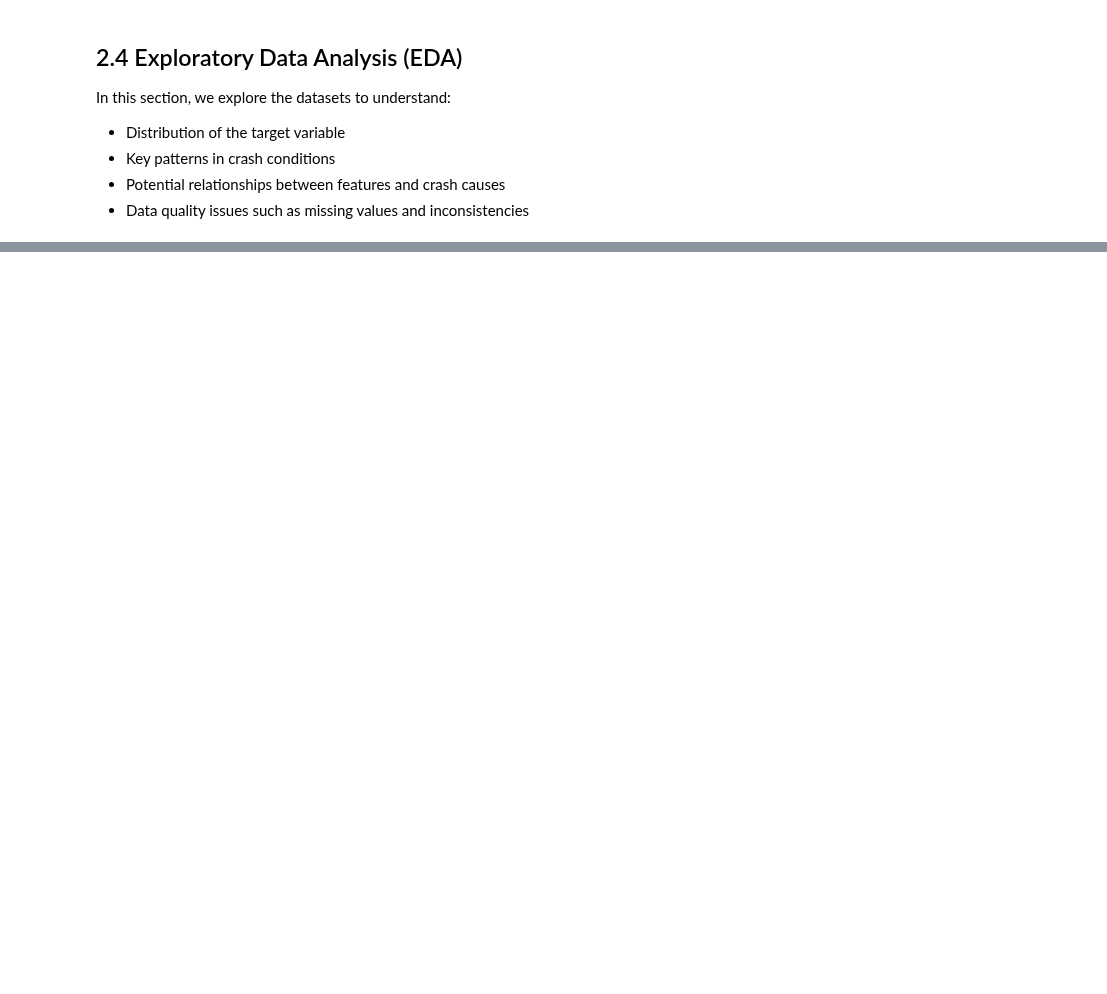
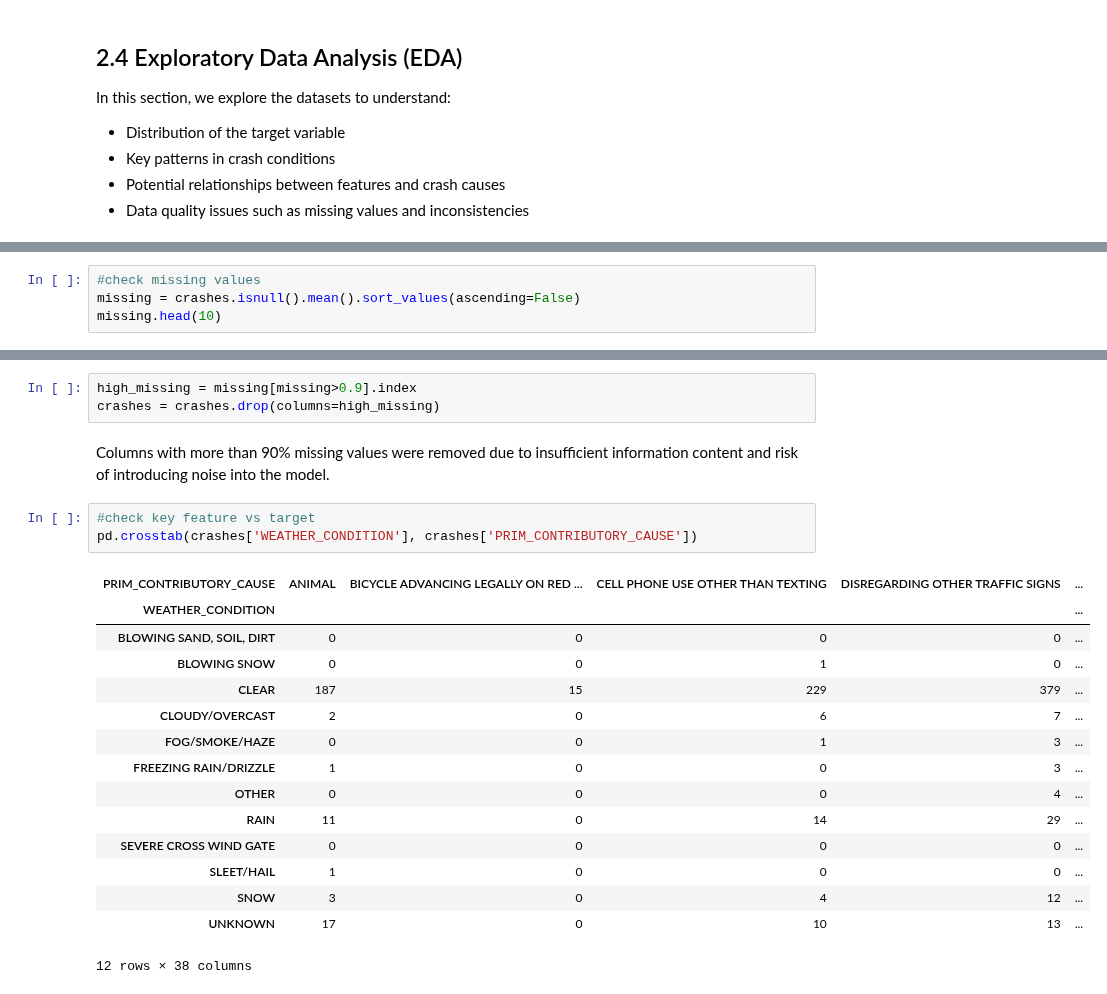
Before and after one commit to ChairoSolutions/Chicago-crash-cause-prediction, a Jupyter notebook: index.ipynb, the cells around one changed output, grey strips where cells are left out. Cells and saved outputs as stored; diff of their text form; blank space fills up the shorter version.

```diff
--- a/index.ipynb
+++ b/index.ipynb
@@ -183,0 +234,4 @@ In this section, we explore the datasets to understand:
+# %%
+#check missing values
+missing = crashes.isnull().mean().sort_values(ascending=False)
+missing.head(10)
@@ -183,0 +250,24 @@ In this section, we explore the datasets to understand:
+# %%
+high_missing = missing[missing>0.9].index
+crashes = crashes.drop(columns=high_missing)
+# %% [markdown]
+Columns with more than 90% missing values were removed due to insufficient information content and risk of introducing noise into the model.
+# %%
+#check key feature vs target
+pd.crosstab(crashes['WEATHER_CONDITION'], crashes['PRIM_CONTRIBUTORY_CAUSE'])
+# %% [output]
+| PRIM_CONTRIBUTORY_CAUSE | ANIMAL | BICYCLE ADVANCING LEGALLY ON RED ... | CELL PHONE USE OTHER THAN TEXTING | DISREGARDING OTHER TRAFFIC SIGNS | ... |
+| WEATHER_CONDITION |  |  |  |  | ... |
+| BLOWING SAND, SOIL, DIRT | 0 | 0 | 0 | 0 | ... |
+| BLOWING SNOW | 0 | 0 | 1 | 0 | ... |
+| CLEAR | 187 | 15 | 229 | 379 | ... |
+| CLOUDY/OVERCAST | 2 | 0 | 6 | 7 | ... |
+| FOG/SMOKE/HAZE | 0 | 0 | 1 | 3 | ... |
+| FREEZING RAIN/DRIZZLE | 1 | 0 | 0 | 3 | ... |
+| OTHER | 0 | 0 | 0 | 4 | ... |
+| RAIN | 11 | 0 | 14 | 29 | ... |
+| SEVERE CROSS WIND GATE | 0 | 0 | 0 | 0 | ... |
+| SLEET/HAIL | 1 | 0 | 0 | 0 | ... |
+| SNOW | 3 | 0 | 4 | 12 | ... |
+| UNKNOWN | 17 | 0 | 10 | 13 | ... |
+12 rows × 38 columns
```
Also changed, not shown: parts of 12 cells of this notebook.
